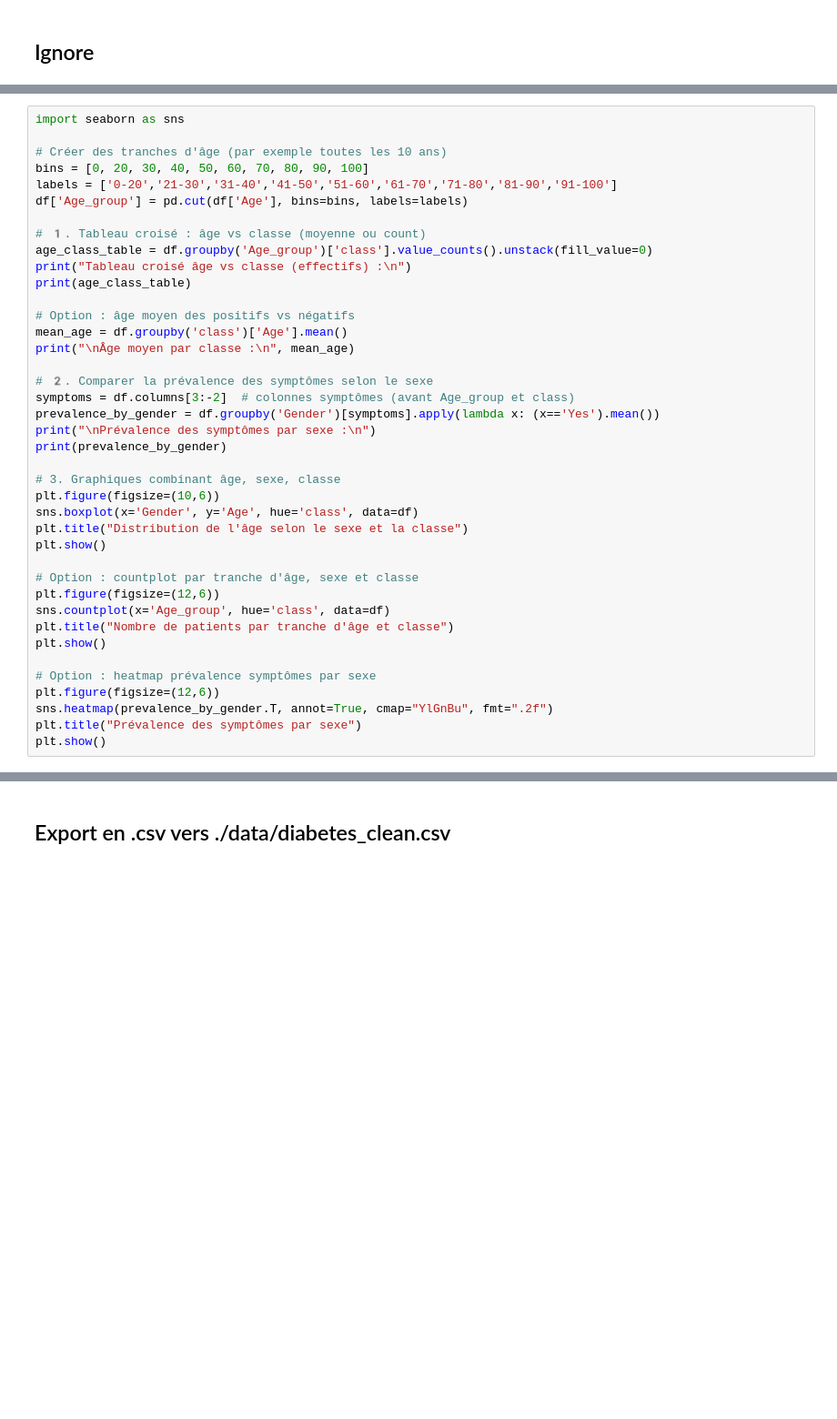
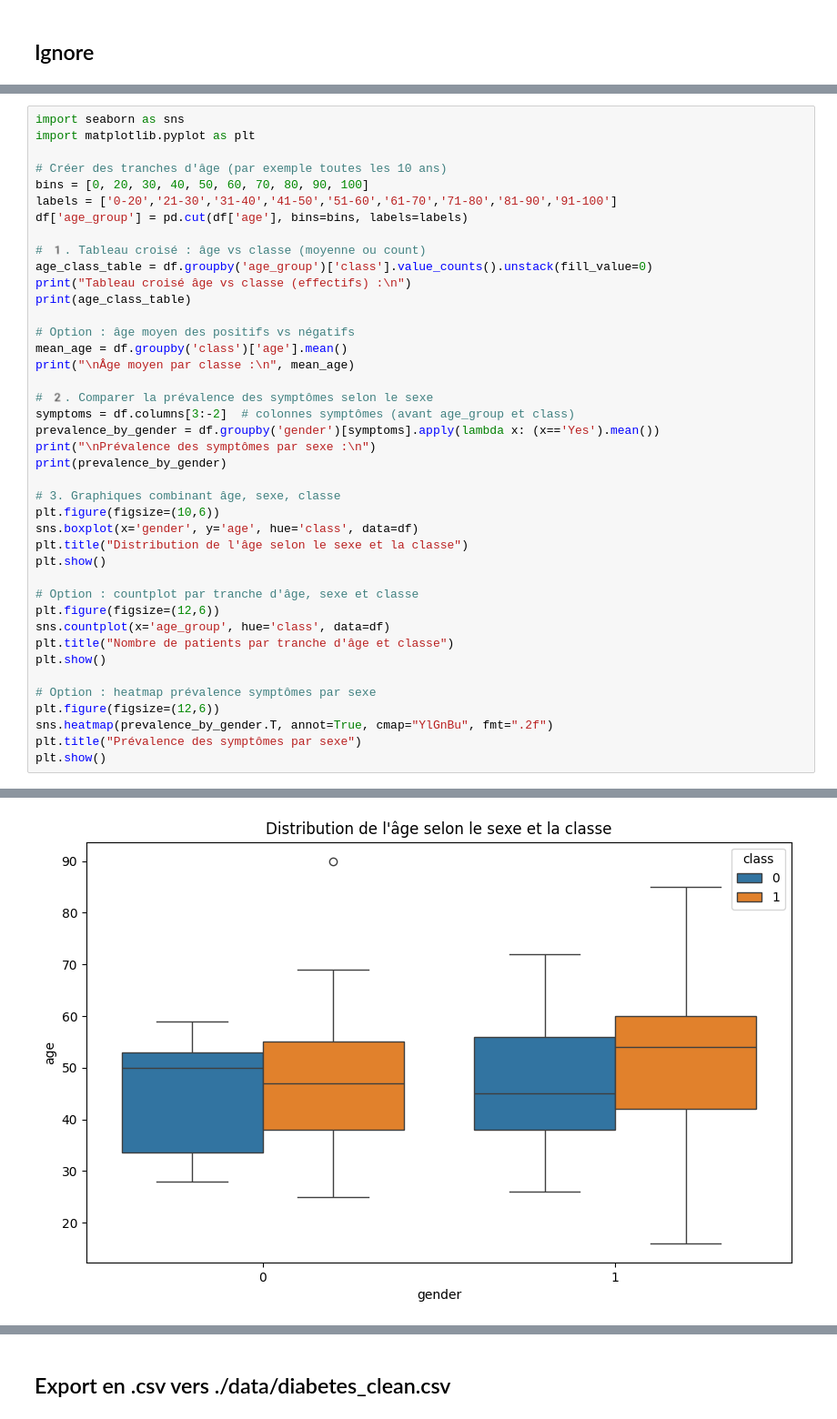
Before and after one commit to AnnaVitry/DiabetesUFO, a Jupyter notebook: eda_UFO_diabetes.ipynb, the cells around one changed output, grey strips where cells are left out. Shown at 91% size. Drawn from its saved outputs; the diff is of its cells as text; blank space fills up the shorter version.

```diff
--- a/eda_UFO_diabetes.ipynb
+++ b/eda_UFO_diabetes.ipynb
@@ -111,35 +114,36 @@ Index(['id', 'age', 'gender', 'polyuria', 'polydipsia', 'sudden_weight_loss',
 # %%
 import seaborn as sns
+import matplotlib.pyplot as plt
 
 # Créer des tranches d'âge (par exemple toutes les 10 ans)
 bins = [0, 20, 30, 40, 50, 60, 70, 80, 90, 100]
 labels = ['0-20','21-30','31-40','41-50','51-60','61-70','71-80','81-90','91-100']
-df['Age_group'] = pd.cut(df['Age'], bins=bins, labels=labels)
+df['age_group'] = pd.cut(df['age'], bins=bins, labels=labels)
 
 # 1️. Tableau croisé : âge vs classe (moyenne ou count)
-age_class_table = df.groupby('Age_group')['class'].value_counts().unstack(fill_value=0)
+age_class_table = df.groupby('age_group')['class'].value_counts().unstack(fill_value=0)
 print("Tableau croisé âge vs classe (effectifs) :\n")
 print(age_class_table)
 
 # Option : âge moyen des positifs vs négatifs
-mean_age = df.groupby('class')['Age'].mean()
+mean_age = df.groupby('class')['age'].mean()
 print("\nÂge moyen par classe :\n", mean_age)
 
 # 2️. Comparer la prévalence des symptômes selon le sexe
-symptoms = df.columns[3:-2]  # colonnes symptômes (avant Age_group et class)
-prevalence_by_gender = df.groupby('Gender')[symptoms].apply(lambda x: (x=='Yes').mean())
+symptoms = df.columns[3:-2]  # colonnes symptômes (avant age_group et class)
+prevalence_by_gender = df.groupby('gender')[symptoms].apply(lambda x: (x=='Yes').mean())
 print("\nPrévalence des symptômes par sexe :\n")
 print(prevalence_by_gender)
 
 # 3. Graphiques combinant âge, sexe, classe
 plt.figure(figsize=(10,6))
-sns.boxplot(x='Gender', y='Age', hue='class', data=df)
+sns.boxplot(x='gender', y='age', hue='class', data=df)
 plt.title("Distribution de l'âge selon le sexe et la classe")
 plt.show()
 
 # Option : countplot par tranche d'âge, sexe et classe
 plt.figure(figsize=(12,6))
-sns.countplot(x='Age_group', hue='class', data=df)
+sns.countplot(x='age_group', hue='class', data=df)
 plt.title("Nombre de patients par tranche d'âge et classe")
 plt.show()
 
@@ -152,0 +173 @@ ModuleNotFoundError: No module named 'seaborn'
+[figure, added]
```
Also changed, not shown: parts of 2 cells of this notebook.
